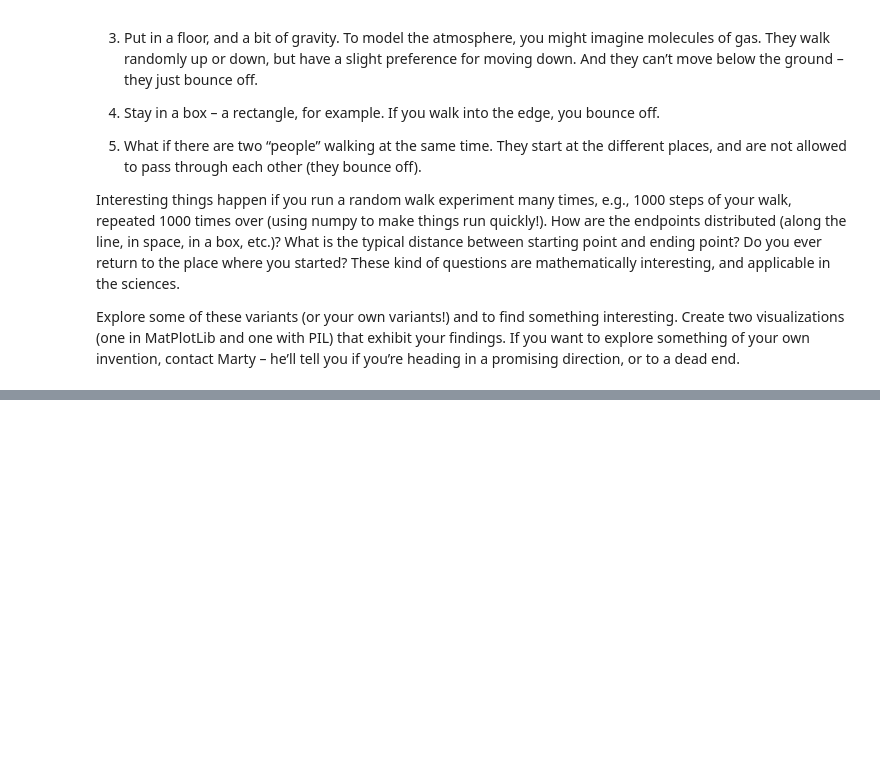
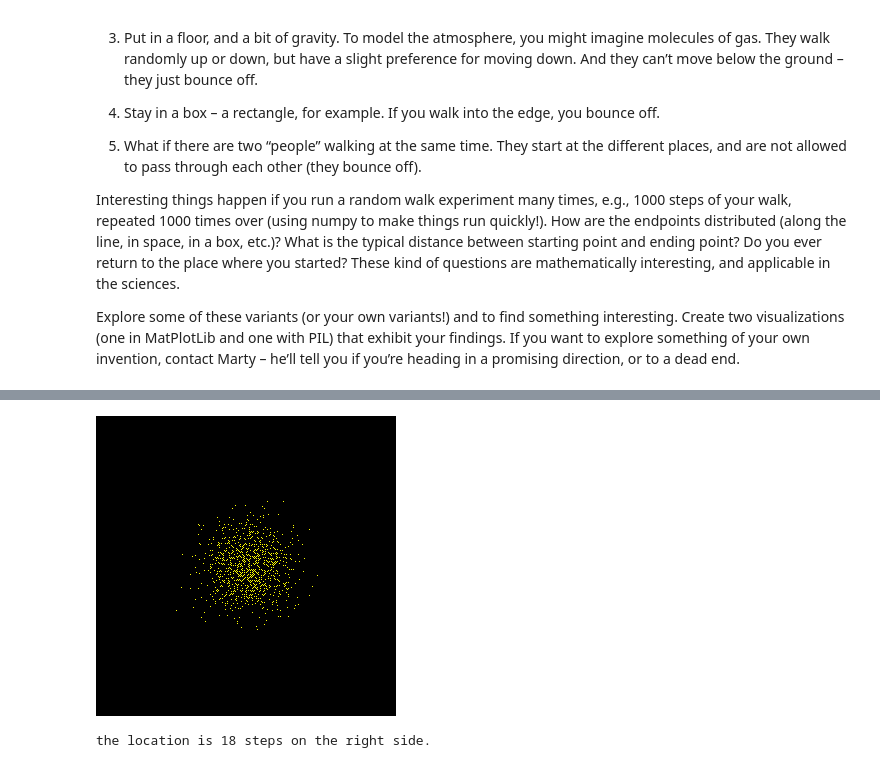
Before and after one commit to JiaqiZhang1/Math-152, a Jupyter notebook: Exploration2_Guide.ipynb, the cells around one changed output, grey strips where cells are left out. Cells and saved outputs as stored; diff of their text form; code cells hidden in the pictures; blank space fills up the shorter version.

```diff
--- a/Exploration2_Guide.ipynb
+++ b/Exploration2_Guide.ipynb
@@ -177,0 +181,45 @@ plt.show()
+# %%
+fxlist = list(map(int, fxlist[:]))
+fylist = list(map(int, fylist[:]))
+fxlist = np.array(fxlist)
+fylist = np.array(fylist)
+fxlist += 150
+fylist += 150
+fylist = fylist * -1
+solid = np.zeros((300, 300,3), dtype=np.uint8)
+x = 0
+y = 0
+for x in fxlist:
+      n = fylist[y]
+      solid[n,x] = [255,255,0] # Red = 255, Green = 255, Blue = 0
+      y += 1
+      x += 1
+img = Image.fromarray(solid) # Create an image from the array.
+
+display(img)
+# %% [output]
+[figure, added]
+# %%
+2
+step = 0
+times = 1000
+i = 0
+while i <= times:
+  direction = np.random.choice(['left','right'])
+  if direction == 'left':
+      step -= 1
+      i += 1
+      if step < 0:
+        step+=1
+  if direction == 'right':
+      step += 1
+      i += 1
+
+if step > 0:
+    print('the location is', step ,'steps on the right side.')
+elif step < 0:
+    print('the location is', step ,'steps on the left side.')
+else:
+    print('It does not move.')
+# %% [output]
+the location is 18 steps on the right side.
```
Also changed, not shown: parts of 16 cells of this notebook.
